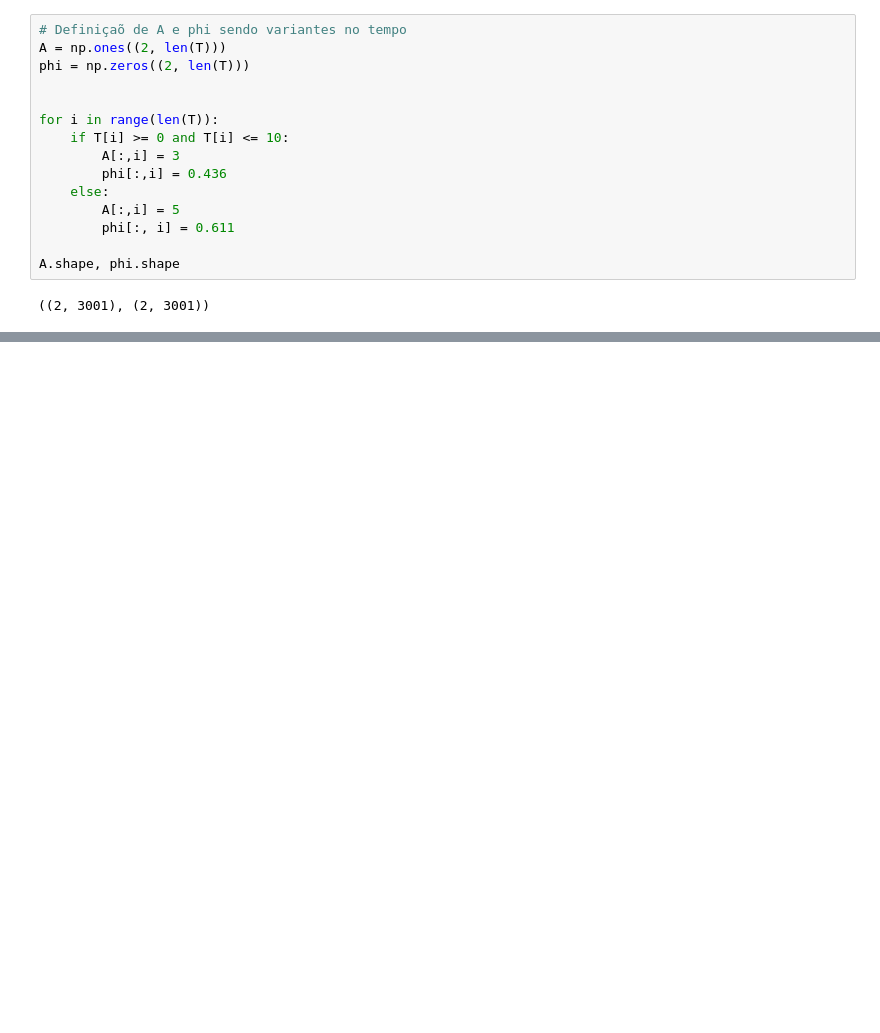
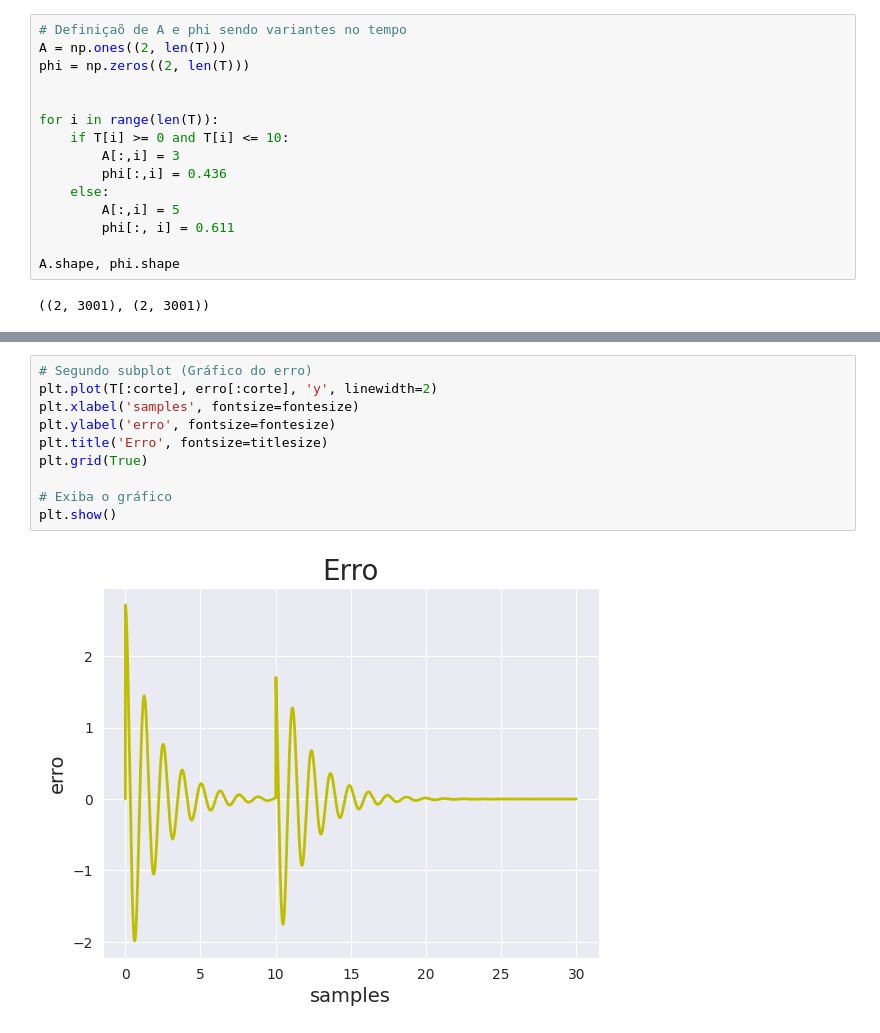
Before and after one commit to SKaiquelima/advanced-control, a Jupyter notebook: Listas/Lista3/exec3_1.ipynb, the cells around one changed output, grey strips where cells are left out. Cells and saved outputs as stored; diff of their text form; blank space fills up the shorter version.

```diff
--- a/Listas/Lista3/exec3_1.ipynb
+++ b/Listas/Lista3/exec3_1.ipynb
@@ -129,0 +141,12 @@ ValueError: x and y must have same first dimension, but have shapes (2, 301) and
+# %%
+# Segundo subplot (Gráfico do erro)
+plt.plot(T[:corte], erro[:corte], 'y', linewidth=2)
+plt.xlabel('samples', fontsize=fontesize)
+plt.ylabel('erro', fontsize=fontesize)
+plt.title('Erro', fontsize=titlesize)
+plt.grid(True)
+
+# Exiba o gráfico
+plt.show()
+# %% [output]
+[figure, added]
```
Also changed, not shown: parts of 7 cells of this notebook.
